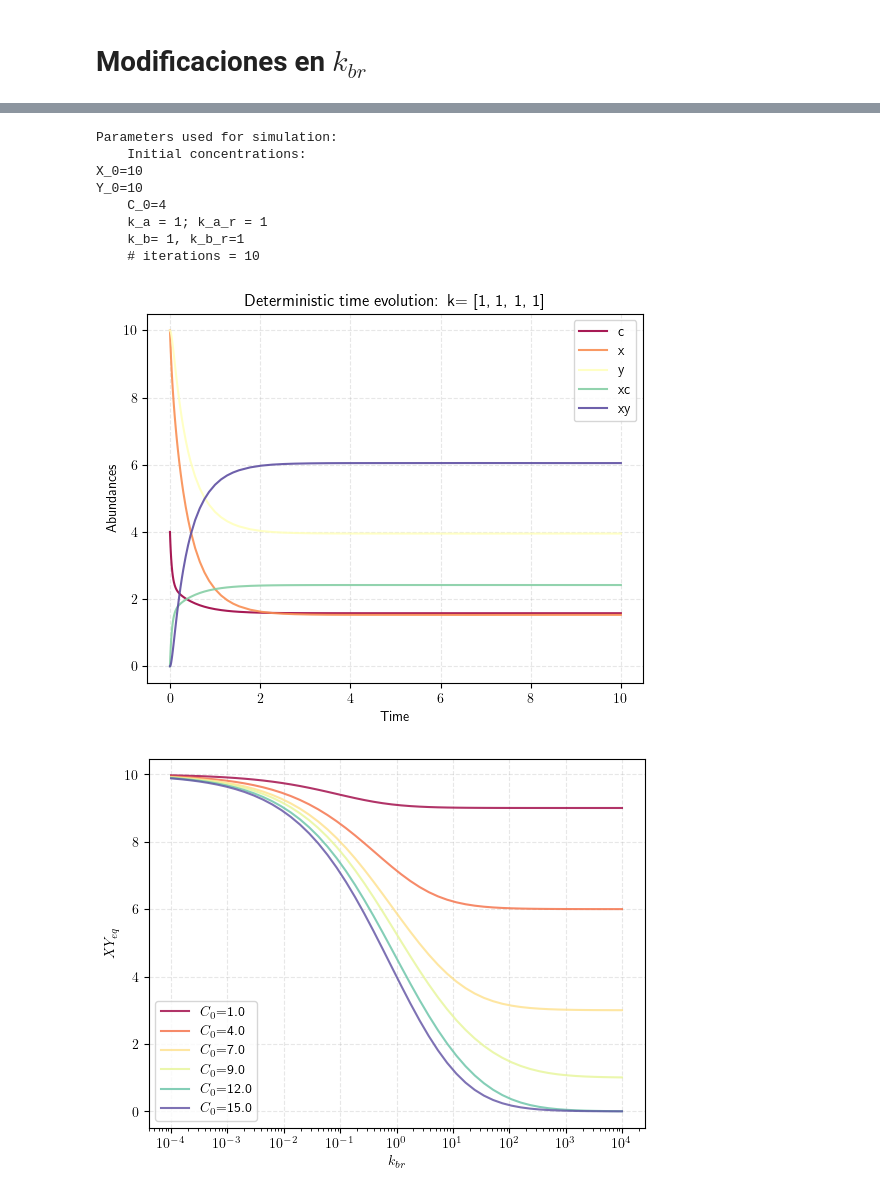
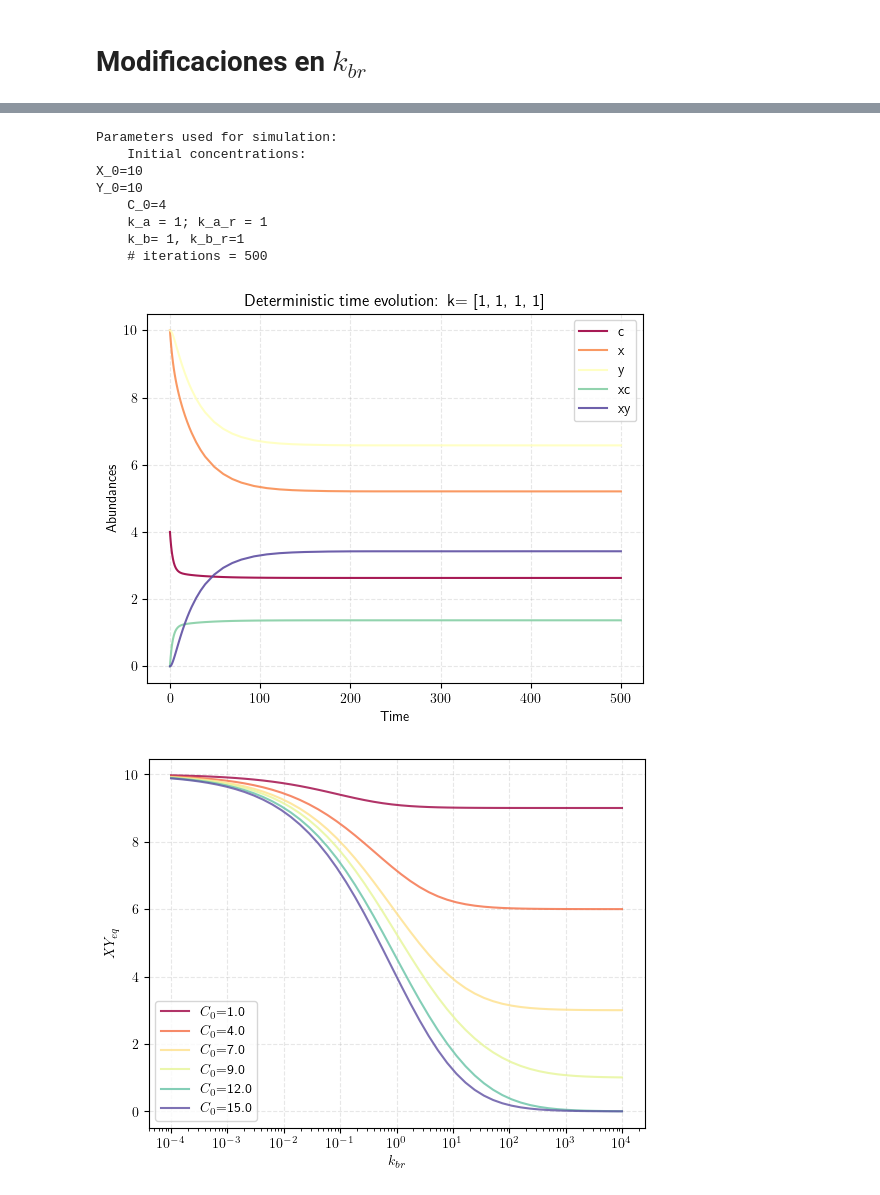
Before and after one commit to CAB-GCA/catalytic_world, a Jupyter notebook: graphs.ipynb, the cells around one changed output, grey strips where cells are left out. Drawn from its saved outputs; the diff is of its cells as text; code cells hidden in the pictures.

```diff
--- a/graphs.ipynb
+++ b/graphs.ipynb
@@ -66,9 +68,9 @@ def xyeq_vs_k_ar(initial_c, initial_food,method, n_iterations,
 
         for j in range(len(k_var)):
             k[1] = k_var[j]
-            abundances, times = chemistry(method, n_iterations, reactions,
+            abundances, times, V = chemistry(method, n_iterations, reactions,
                                         food_molecules, initial_food, k, V)
-            equilibrium[j] = abundances[-1, -1]
+            equilibrium[j] = abundances[-1, -1]/V
 
         plt.plot(k_var, equilibrium, label="$C_0$"+f"={initial_c[i]}",
                 color=colors[i], alpha=0.8)
@@ -76,7 +78,7 @@ def xyeq_vs_k_ar(initial_c, initial_food,method, n_iterations,
     plt.xscale("log")
     plt.grid(True, linestyle='--', alpha=0.3)
     plt.xlabel("$k_{ar}$")
-    plt.ylabel("$XY_{eq}$")
+    plt.ylabel("$[XY]_{eq}$")
 
     plt.legend()
 
@@ -93,9 +95,9 @@ def xyeq_vs_k_br(initial_c, initial_food,method, n_iterations,
 
         for j in range(len(k_var)):
             k[3] = k_var[j]
-            abundances, times = chemistry(method, n_iterations, reactions,
+            abundances, times, V = chemistry(method, n_iterations, reactions,
                                         food_molecules, initial_food, k, V)
-            equilibrium[j] = abundances[-1, -1]
+            equilibrium[j] = abundances[-1, -1]/V
 
         plt.plot(k_var, equilibrium, label="$C_0$"+f"={initial_c[i]}",
                 color=colors[i], alpha=0.8)
@@ -103,15 +105,14 @@ def xyeq_vs_k_br(initial_c, initial_food,method, n_iterations,
     plt.xscale("log")
     plt.grid(True, linestyle='--', alpha=0.3)
     plt.xlabel("$k_{br}$")
-    plt.ylabel("$XY_{eq}$")
-
+    plt.ylabel("$[XY]_{eq}$")
     plt.legend()
 
     plt.show()
 
 def time_evolution(method, n_iterations, reactions, food_molecules, initial_food, k, V):
     species = obtain_species(reactions)
-    abundances, times = chemistry(method, n_iterations, reactions, food_molecules,
+    abundances, times, V = chemistry(method, n_iterations, reactions, food_molecules,
                             initial_food, k, V)
 
     # Representation
@@ -373,0 +451,20 @@ k_b= 1, k_b_r=[1.e-04 1.e-03 1.e-02 1.e-01 1.e+00 1.e+01 1.e+02 1.e+03]
+# %%
+# Reaction constants:
+k = [1,0,1,1] # len(k)= # de reacciones
+# Volume:
+V = 1000
+initial_food = [0,1000,1000] # initial molecules number
+initial_c = (np.linspace(1,250,25))
+k_var = [1e-2,1]
+n_iterations = 100000
+method = "Gillespie"
+
+xyeq_vs_c_br(initial_c, initial_food, method, n_iterations, reactions, food_molecules, k,
+             V, k_var)
+
+
+print(f"Parameters used for simulation:\n\
+Initial concentrations:\nX_0={initial_food[1]}\nY_0={initial_food[2]}\n\
+k_a = {k[0]}; k_a_r = {k_var}\n\
+k_b= {k[2]}, k_b_r={k[3]}\n\
+# iterations = {n_iterations}")
@@ -423,25 +522,25 @@ k_b= 1, k_b_r=[1.e-04 1.e-03 1.e-02 1.e-01 1.e+00 1.e+01 1.e+02 1.e+03]
 # %%
 k = [1,1,1,1] # len(k)= # de reacciones
 # Volume:
-V = 1
+V = 10
 
 # condiciones iniciales
 initial_food = [4,10,10] # initial molecules number
 food_molecules = 3
-n_iterations = 10
+n_iterations = 500
 
 time_evolution(method, n_iterations, reactions, food_molecules, initial_food,
                k, V)
 # %% [output]
 Parameters used for simulation:
     Initial concentrations:
 X_0=10
 Y_0=10
     C_0=4
     k_a = 1; k_a_r = 1
     k_b= 1, k_b_r=1
-    # iterations = 10
+    # iterations = 500
-[figure, old version]
+[figure, new version]
 # %%
 # Reaction constants:
 k = [1,0,1,0] # len(k)= # de reacciones
```
Also changed, not shown: parts of 17 cells of this notebook, 2 other files.
